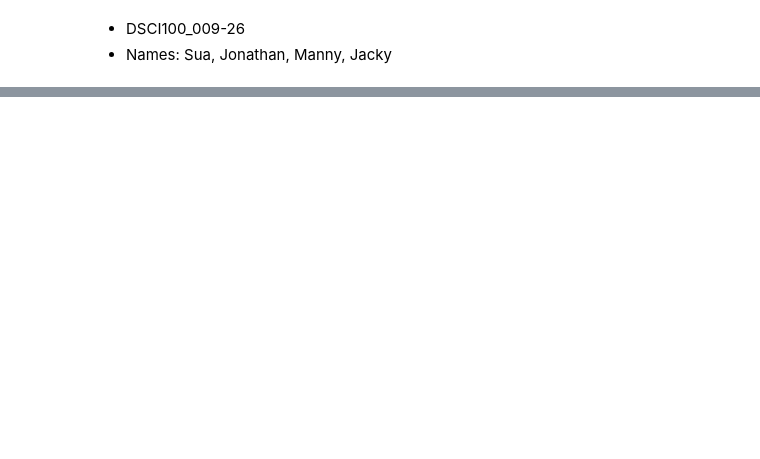
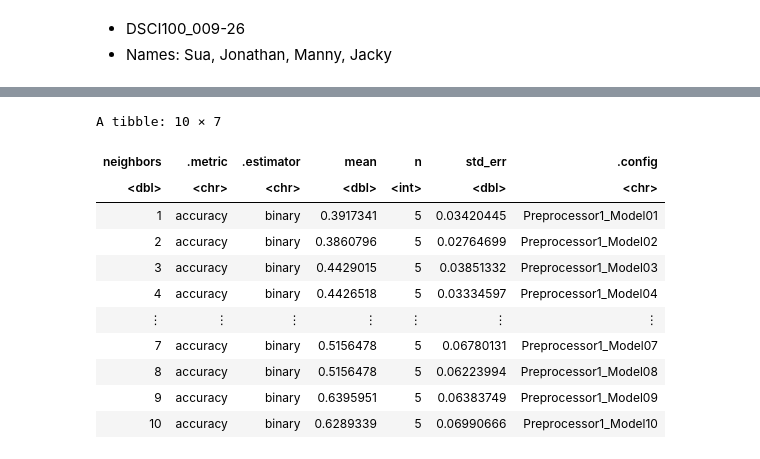
Before and after one commit to suakim550/DSCI100-Final-Group-Project, a Jupyter notebook: DSCI100 Project Final.ipynb, the cells around one changed output, grey strips where cells are left out. Drawn from its saved outputs; the diff is of its cells as text; code cells hidden in the pictures; blank space fills up the shorter version.

```diff
--- a/DSCI100 Project Final.ipynb
+++ b/DSCI100 Project Final.ipynb
@@ -64,0 +193,53 @@ A spec_tbl_df: 196 × 7
+# %%
+# Split and train data
+set.seed(123)
+
+data_split <- initial_split(players_wrangled_data_2, prop = 0.7, strata = high_contributor)
+train_data <- training(data_split)
+test_data <- testing(data_split) |>
+    drop_na()
+
+players_recipe <- recipe(high_contributor ~ Age + experience, data = train_data) |>
+    step_dummy(all_nominal_predictors()) |>
+    step_novel(all_nominal_predictors()) |>
+    step_zv(all_predictors()) |>
+    step_normalize(all_numeric_predictors())
+
+train_data <- players_wrangled_data_2 |>
+    select(Age, experience, played_hours, high_contributor) |>
+    drop_na()
+# %%
+# Tune for k
+set.seed(123)
+
+folds <- vfold_cv(train_data, v=5, strata = high_contributor)
+knn_spec <- nearest_neighbor(weight_func = "rectangular",
+                             neighbors = tune()) |>
+    set_engine("kknn") |>
+    set_mode("classification")
+
+k_vals <- tibble(neighbors = seq(from = 1, to = 10, by = 1))
+
+knn_tune <- workflow() |>
+    add_recipe(players_recipe) |>
+    add_model(knn_spec) |>
+    tune_grid(resamples = folds, grid = k_vals)
+
+accuracies <- knn_tune |>
+    collect_metrics() |>
+    filter(.metric == "accuracy")
+
+accuracies
+# %% [output]
+A tibble: 10 × 7
+| neighbors | .metric | .estimator | mean | n | std_err | .config |
+| <dbl> | <chr> | <chr> | <dbl> | <int> | <dbl> | <chr> |
+| 1 | accuracy | binary | 0.3917341 | 5 | 0.03420445 | Preprocessor1_Model01 |
+| 2 | accuracy | binary | 0.3860796 | 5 | 0.02764699 | Preprocessor1_Model02 |
+| 3 | accuracy | binary | 0.4429015 | 5 | 0.03851332 | Preprocessor1_Model03 |
+| 4 | accuracy | binary | 0.4426518 | 5 | 0.03334597 | Preprocessor1_Model04 |
+| ⋮ | ⋮ | ⋮ | ⋮ | ⋮ | ⋮ | ⋮ |
+| 7 | accuracy | binary | 0.5156478 | 5 | 0.06780131 | Preprocessor1_Model07 |
+| 8 | accuracy | binary | 0.5156478 | 5 | 0.06223994 | Preprocessor1_Model08 |
+| 9 | accuracy | binary | 0.6395951 | 5 | 0.06383749 | Preprocessor1_Model09 |
+| 10 | accuracy | binary | 0.6289339 | 5 | 0.06990666 | Preprocessor1_Model10 |
```
Also changed, not shown: parts of 33 cells of this notebook.
